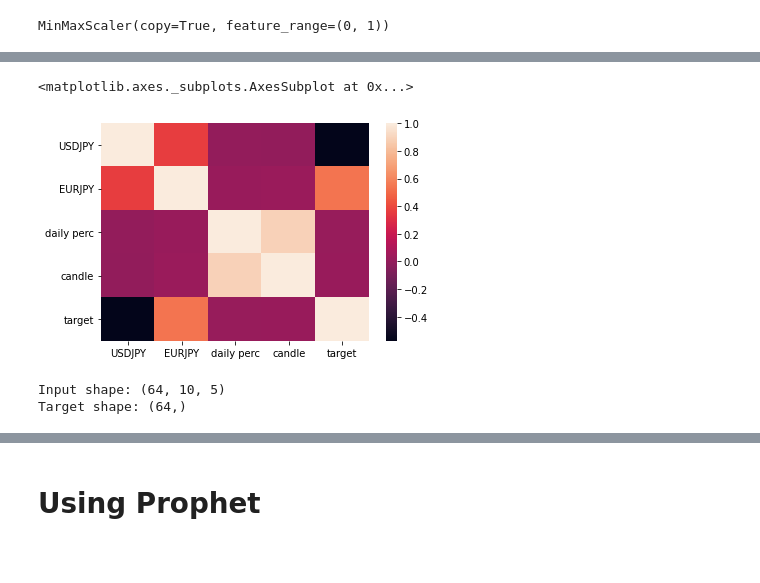
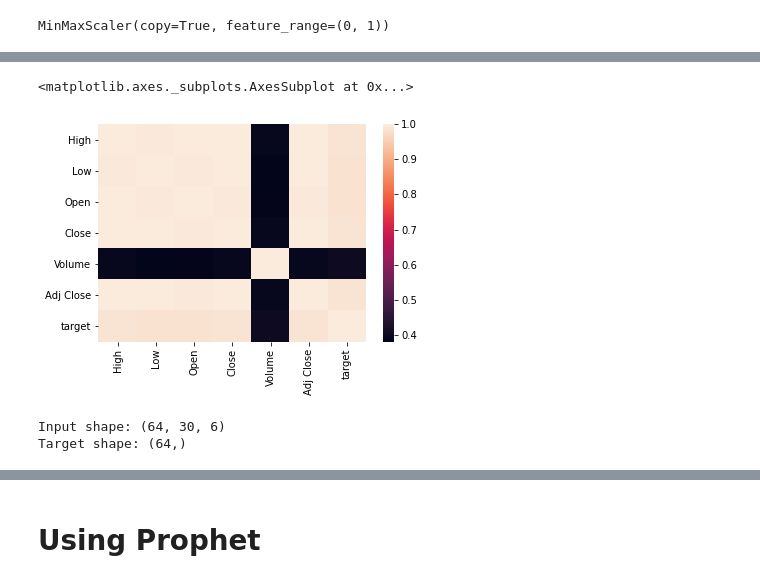
Before and after one commit to Smartsie/Invest, a Jupyter notebook: Invest_with_Currency.ipynb, the cells around one changed output, grey strips where cells are left out. Saved outputs shown, nothing was run; the diff lists cells and outputs as text; code cells hidden in the pictures; blank space fills up the shorter version.

```diff
--- a/Invest_with_Currency.ipynb
+++ b/Invest_with_Currency.ipynb
@@ -450,14 +446,13 @@ Index(['Open', 'High', 'Low', 'Close', 'USDJPY', 'EURJPY', 'daily perc',
 # %%
-past=10
-horizon=5
-train_split=5000
+past=30
+horizon=4
+train_split=int(len(data)*0.8)
 batch_size=1
 sequence_length=past
 
 data_scaled['target']=data_scaled['Close'].shift(-horizon+1)
 data_scaled.dropna(inplace=True)
-X=data_scaled.drop(['Open','High','Low','Close'],axis=1) # To make sure  there is no data leak and pred is just a shift of today's Close
-
+X=data_scaled.drop(['target'],axis=1) # To make sure  there is no data leak and pred is just a shift of today's Close
 y=data_scaled['target']
 
 
@@ -489,9 +481,9 @@ data_scaled[0:15]
 # %%
 import seaborn as sns
-sns.heatmap(X.corr())
+sns.heatmap(data_scaled.corr())
 # %% [output]
 <matplotlib.axes._subplots.AxesSubplot at 0x...>
-[figure, old version]
+[figure, new version]
 # %%
 train_dataset = TimeseriesGenerator(X_train, y_train, length=past, batch_size=64)
 test_dataset = TimeseriesGenerator(X_test, y_test, length=past, batch_size=1)
@@ -500,7 +492,7 @@ print("Input shape:", inputs.shape)
 print("Target shape:", targets.shape)
 #inputs = keras.layers.Input(shape=(inputs.shape[1], inputs.shape[2]))
 # %% [output]
-Input shape: (64, 10, 5)
+Input shape: (64, 30, 6)
 Target shape: (64,)
 # %%
 def FFWD_model():
```
Also changed, not shown: parts of 21 cells of this notebook.
